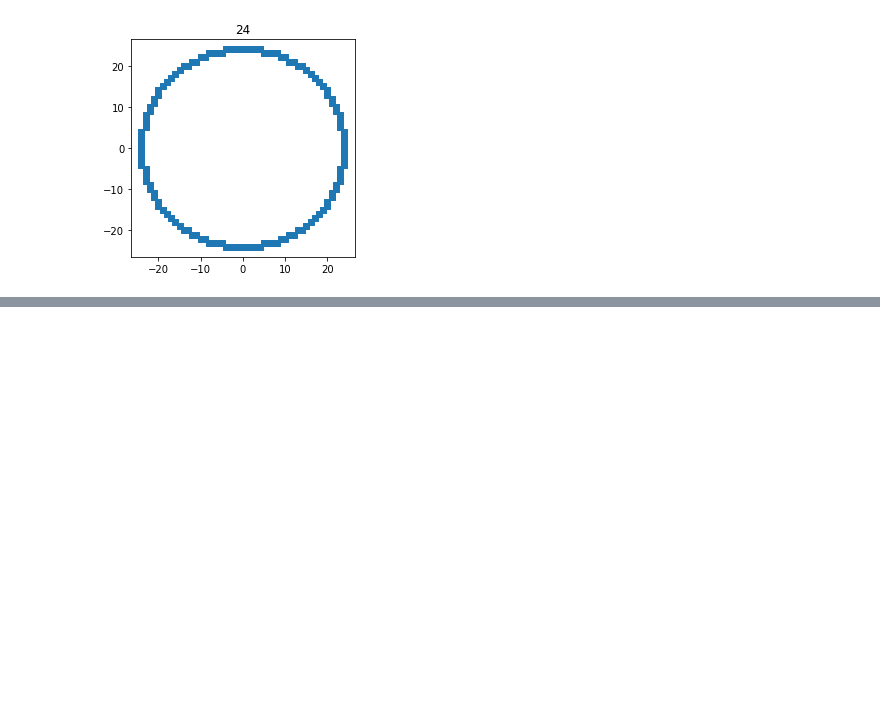
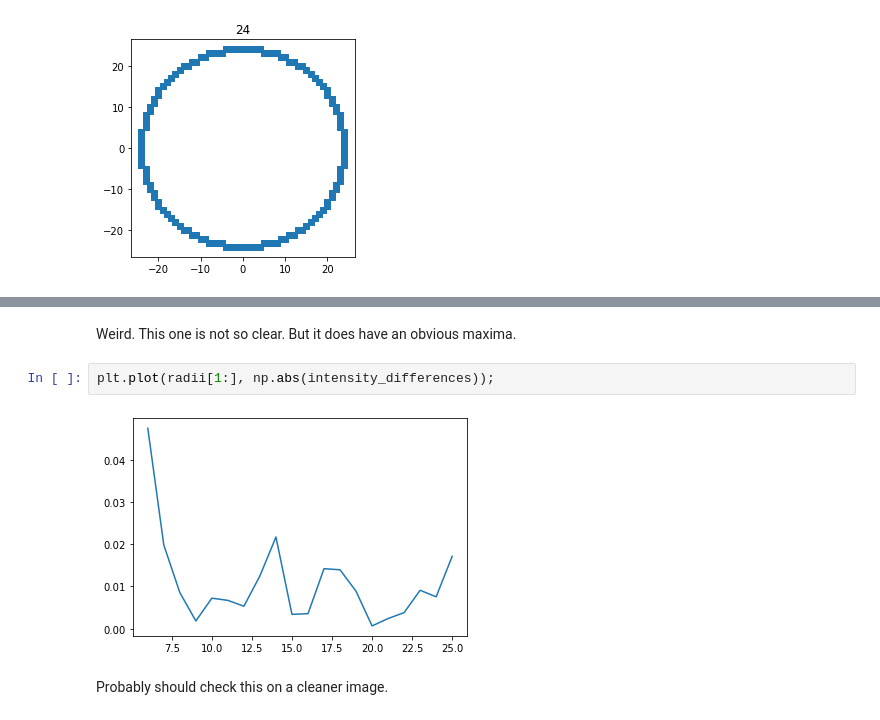
Before and after one commit to johnmays/convection-cell-research, a Jupyter notebook: image_processing/ellipse_detection.ipynb, the cells around one changed output, grey strips where cells are left out. Drawn from its saved outputs; the diff is of its cells as text; blank space fills up the shorter version.

```diff
--- a/image_processing/ellipse_detection.ipynb
+++ b/image_processing/ellipse_detection.ipynb
@@ -84,0 +135,8 @@ plt.show()
+# %% [markdown]
+Weird.  This one is not so clear.  But it does have an obvious maxima.
+# %%
+plt.plot(radii[1:], np.abs(intensity_differences));
+# %% [output]
+[figure, added]
+# %% [markdown]
+Probably should check this on a cleaner image.
```
Also changed, not shown: parts of 11 cells of this notebook.
